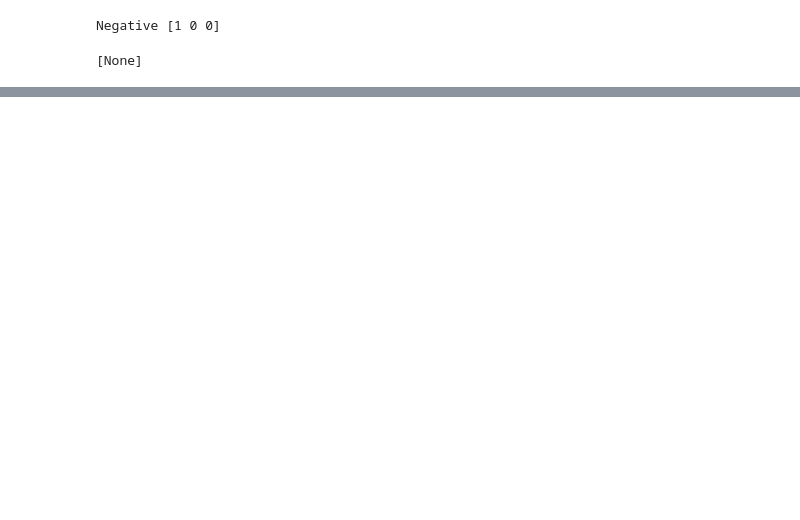
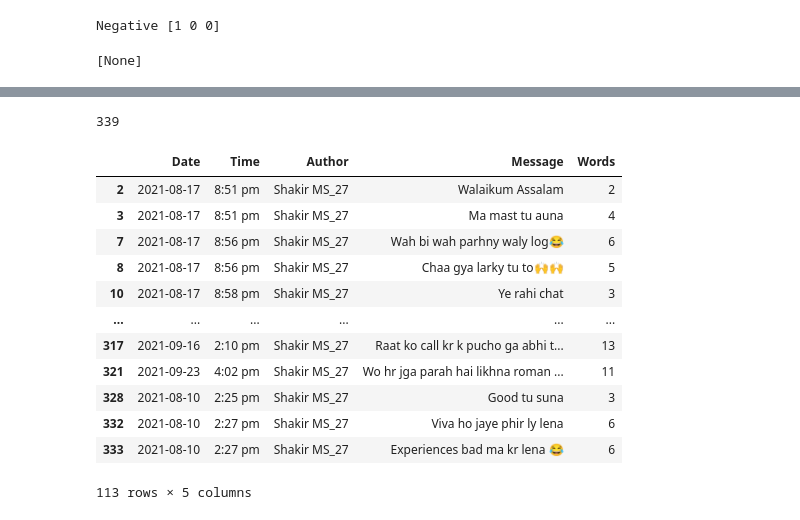
Before and after one commit to Hassan6678/NLP, a Jupyter notebook: LSTM.ipynb, the cells around one changed output, grey strips where cells are left out. Drawn from its saved outputs; the diff is of its cells as text; code cells hidden in the pictures; blank space fills up the shorter version.

```diff
--- a/LSTM.ipynb
+++ b/LSTM.ipynb
@@ -210,0 +236,4 @@ plt.show()
+# %%
+result = new_model.evaluate(X_test,y_test)
+result
+#len(X_test),len(y_test)
@@ -222,0 +297,32 @@ for case in range(len(seq)):
+# %%
+parsedData = [] # List to keep track of data so it can be used by a Pandas dataframe
+### Uploading exported chat file
+conversationPath = 'chat_with_Shakir.txt' # chat file
+with open(conversationPath, encoding="utf-8") as fp:
+    ### Skipping first line of the file because contains information related to something about end-to-end encryption
+    fp.readline()
+
+    messageBuffer = []
+    date, time, author = None, None, None
+    while True:
+        line = fp.readline()
+        #print(line)
+        if not line:
+            break
+        line = line.strip()
+        if startsWithDateAndTime(line):
+            #print('..........')
+            if len(messageBuffer) > 0:
+                parsedData.append([date, time, author, ' '.join(messageBuffer)])
+            messageBuffer.clear()
+            date, time, author, message = getDataPoint(line)
+            messageBuffer.append(message)
+        else:
+            messageBuffer.append(line)
+
+print(len(parsedData))
+
+SHChat = pd.DataFrame(parsedData, columns=['Date', 'Time', 'Author', 'Message']) # Initialising a pandas Dataframe.
+SHChat["Date"] = pd.to_datetime(SHChat["Date"])
+# %% [output]
+339
@@ -222,0 +340,16 @@ for case in range(len(seq)):
+# %%
+Shakir_Chat
+# %% [output]
+|  | Date | Time | Author | Message | Words |
+| 2 | 2021-08-17 | 8:51 pm | Shakir MS_27 | Walaikum Assalam | 2 |
+| 3 | 2021-08-17 | 8:51 pm | Shakir MS_27 | Ma mast tu auna | 4 |
+| 7 | 2021-08-17 | 8:56 pm | Shakir MS_27 | Wah bi wah parhny waly log😂 | 6 |
+| 8 | 2021-08-17 | 8:56 pm | Shakir MS_27 | Chaa gya larky tu to🙌🙌 | 5 |
+| 10 | 2021-08-17 | 8:58 pm | Shakir MS_27 | Ye rahi chat | 3 |
+| ... | ... | ... | ... | ... | ... |
+| 317 | 2021-09-16 | 2:10 pm | Shakir MS_27 | Raat ko call kr k pucho ga abhi t... | 13 |
+| 321 | 2021-09-23 | 4:02 pm | Shakir MS_27 | Wo hr jga parah hai likhna roman ... | 11 |
+| 328 | 2021-08-10 | 2:25 pm | Shakir MS_27 | Good tu suna | 3 |
+| 332 | 2021-08-10 | 2:27 pm | Shakir MS_27 | Viva ho jaye phir ly lena | 6 |
+| 333 | 2021-08-10 | 2:27 pm | Shakir MS_27 | Experiences bad ma kr lena 😂 | 6 |
+113 rows × 5 columns
```
Also changed, not shown: parts of 33 cells of this notebook.
